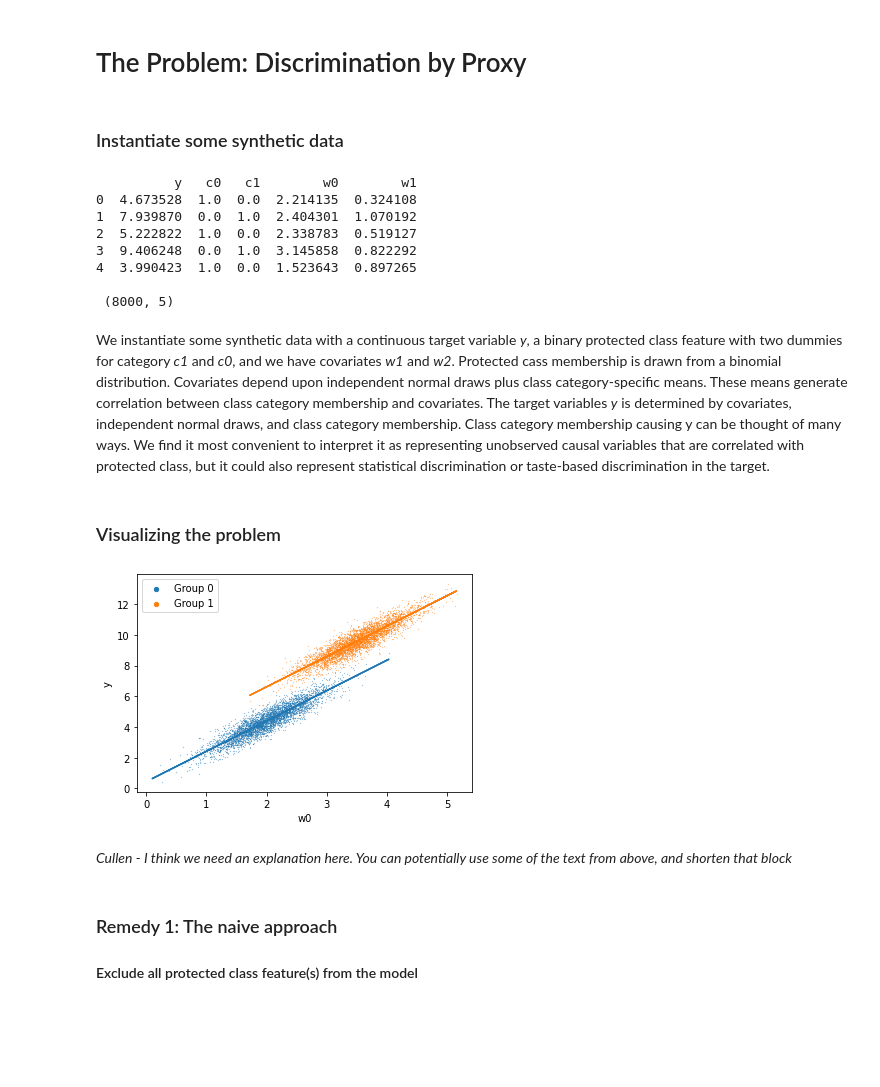
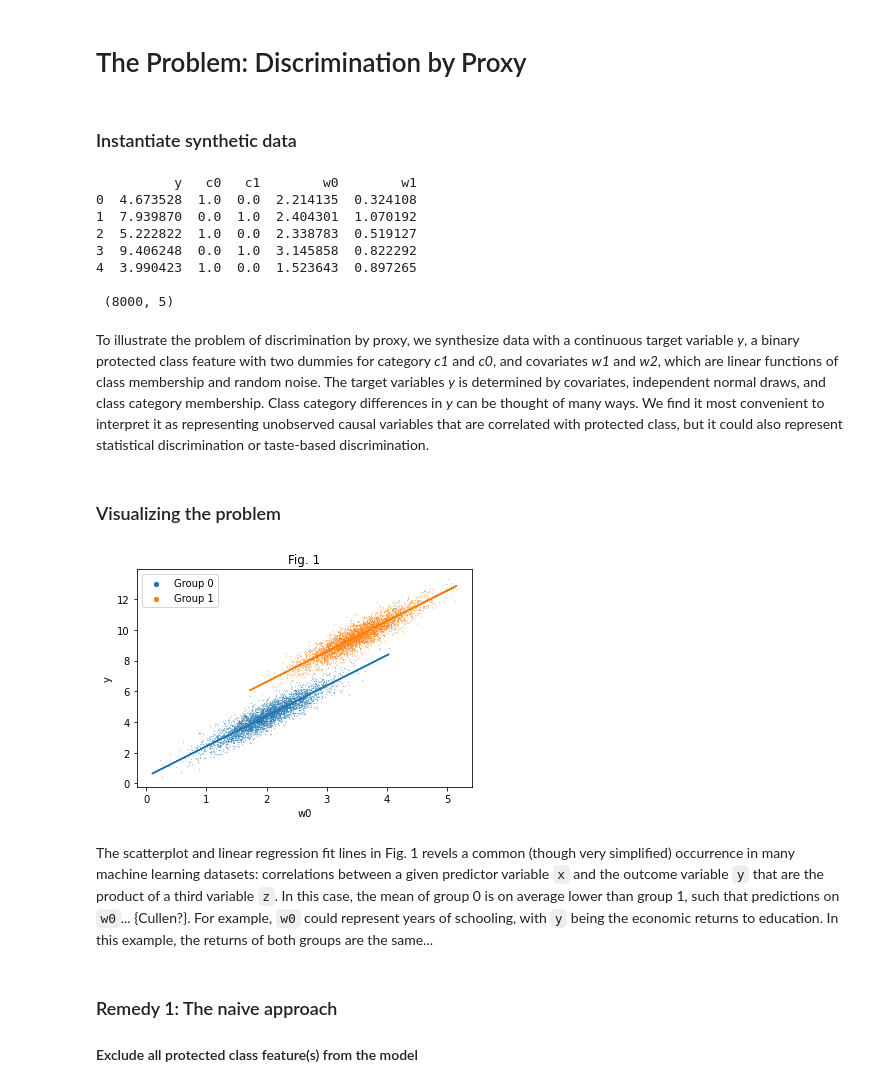
Before and after one commit to kingjosephm/DiscriminationMitigation, a Jupyter notebook: Example.ipynb, the cells around one changed output. Cells and saved outputs as stored; diff of their text form; code cells hidden in the pictures; blank space fills up the shorter version.

```diff
--- a/Example.ipynb
+++ b/Example.ipynb
@@ -30,7 +30,7 @@ def aggregate_data(df):
     df = df.sort_values(by=['w0'])
     return df.groupby(['w0']).mean()
 # %% [markdown]
-### Instantiate some synthetic data
+### Instantiate synthetic data
 # %%
 def simple_synth(n=8000, class_prob=0.5, gamma=np.matrix([[2,3.5],[.4,.6]]), alpha=np.matrix([[0,2]]),
                  beta=np.matrix([[2,2],[1,1]])):
@@ -64,30 +64,31 @@ print("\n", synth.shape)
 
  (8000, 5)
 # %% [markdown]
-We instantiate some synthetic data with a continuous target variable *y*, a binary protected class feature with two dummies for category *c1* and *c0*, and we have covariates *w1* and *w2*.  Protected cass membership is drawn from a binomial distribution. Covariates depend upon independent normal draws plus class category-specific means.  These means generate correlation between class category membership and covariates.  The target variables *y* is determined by covariates, independent normal draws, and class category membership. Class category membership causing y can be thought of many ways. We find it most convenient to interpret it as representing unobserved causal variables that are correlated with protected class, but it could also represent statistical discrimination or taste-based discrimination in the target.
+To illustrate the problem of discrimination by proxy, we synthesize data with a continuous target variable *y*, a binary protected class feature with two dummies for category *c1* and *c0*, and covariates *w1* and *w2*, which are linear functions of class membership and random noise. The target variables *y* is determined by covariates, independent normal draws, and class category membership. Class category differences in *y* can be thought of many ways. We find it most convenient to interpret it as representing unobserved causal variables that are correlated with protected class, but it could also represent statistical discrimination or taste-based discrimination.
 # %% [markdown]
 ### Visualizing the problem
 # %%
 c0_grp = synth.loc[synth["c0"] == 1]
 c1_grp = synth.loc[synth["c1"] == 1]
 
 # Estimate fitted values from a linear regression model
 c0_pred = LinearRegression().fit(c0_grp[["w0"]], c0_grp["y"]).predict(c0_grp[["w0"]])
 c1_pred = LinearRegression().fit(c1_grp[["w0"]], c1_grp["y"]).predict(c1_grp[["w0"]])
 
 # Scatter & line plot using Matplotlib
 plt.scatter(c0_grp["w0"], c0_grp["y"], label='Group 0', s=0.03)
 plt.scatter(c1_grp["w0"], c1_grp["y"], label='Group 1', s=0.03)
 plt.plot(c0_grp["w0"], c0_pred)
 plt.plot(c1_grp["w0"], c1_pred)
+plt.title('Fig. 1')
 plt.xlabel('w0')
 plt.ylabel('y')
 plt.legend(markerscale=25)
 plt.show()
 # %% [output]
-[figure, old version]
+[figure, new version]
-# %% [markdown]
-*Cullen - I think we need an explanation here. You can potentially use some of the text from above, and shorten that block*
+# %% [markdown]
+The scatterplot and linear regression fit lines in Fig. 1 revels a common (though very simplified) occurrence in many machine learning datasets: correlations between a given predictor variable `x` and the outcome variable `y` that are the product of a third variable `z`. In this case, the mean of group 0 is on average lower than group 1, such that predictions on `w0`... {Cullen?}. For example, `w0` could represent years of schooling, with `y` being the economic returns to education. In this example, the returns of both groups are the same...
 # %% [markdown]
 ### Remedy 1: The naive approach
 #### Exclude all protected class feature(s) from the model
```
Also changed, not shown: parts of 14 cells of this notebook, 4 other files.
